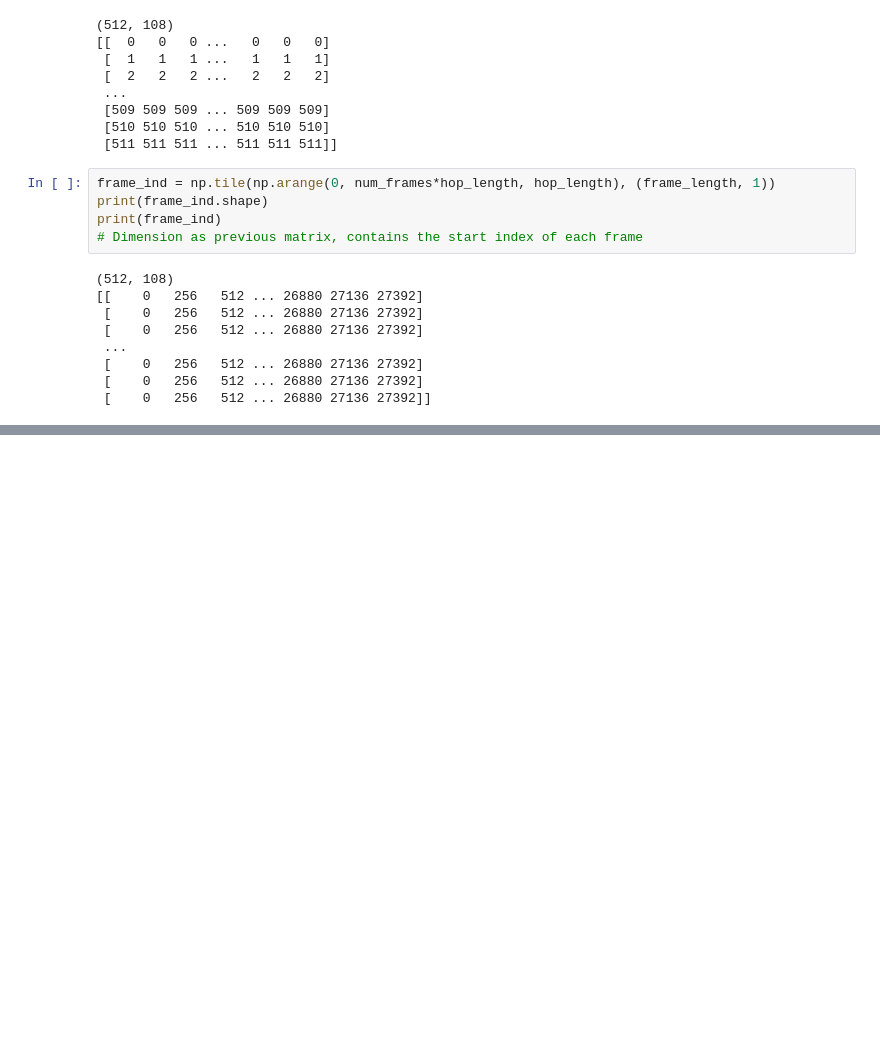
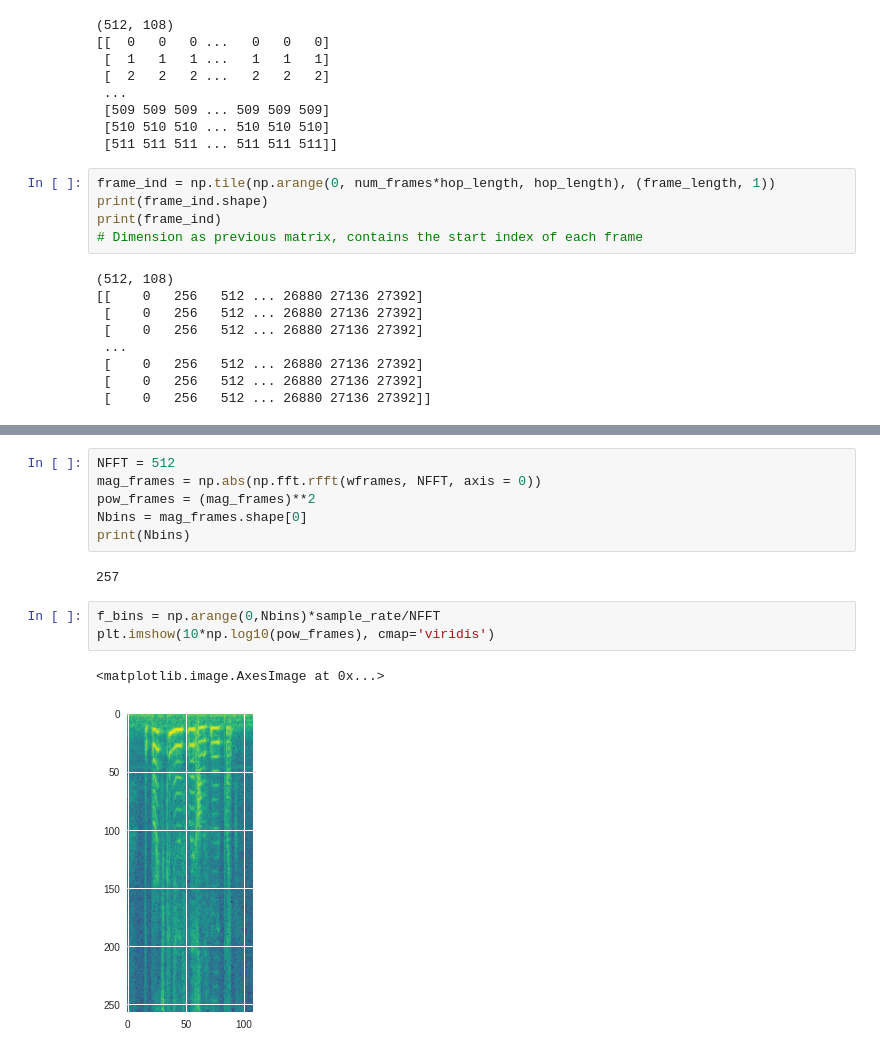
Before and after one commit to cattaneoluca/ML_for_audio, a Jupyter notebook: seminar_1/seminar_1.ipynb, the cells around one changed output, grey strips where cells are left out. Drawn from its saved outputs; the diff is of its cells as text; blank space fills up the shorter version.

```diff
--- a/seminar_1/seminar_1.ipynb
+++ b/seminar_1/seminar_1.ipynb
@@ -95,0 +149,14 @@ print(frame_ind)
+# %%
+NFFT = 512
+mag_frames = np.abs(np.fft.rfft(wframes, NFFT, axis = 0))
+pow_frames = (mag_frames)**2
+Nbins = mag_frames.shape[0]
+print(Nbins)
+# %% [output]
+257
+# %%
+f_bins = np.arange(0,Nbins)*sample_rate/NFFT
+plt.imshow(10*np.log10(pow_frames), cmap='viridis')
+# %% [output]
+<matplotlib.image.AxesImage at 0x...>
+[figure, added]
```
Also changed, not shown: parts of 6 cells of this notebook.
